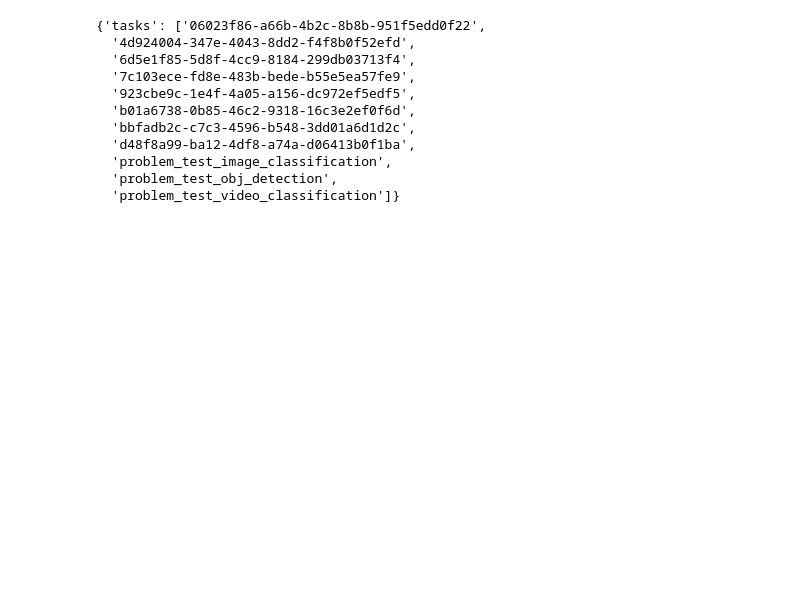
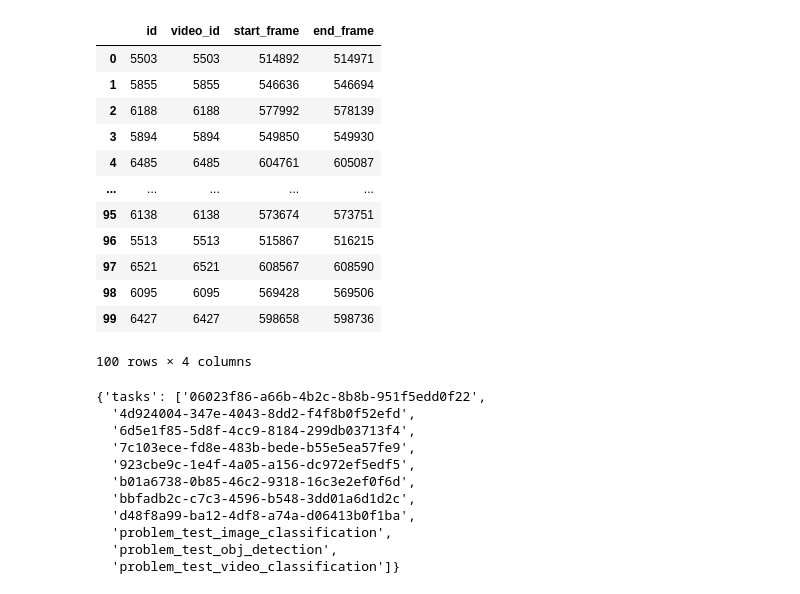
Before and after one commit to BatsResearch/taglets, a Jupyter notebook: API.ipynb, the cells around one changed output. Drawn from its saved outputs; the diff is of its cells as text; code cells hidden in the pictures; blank space fills up the shorter version.

```diff
--- a/API.ipynb
+++ b/API.ipynb
@@ -18 +163,23 @@ headers = {'user_secret': secret, 'govteam_secret': gov_secret}
+# %%
+data_type = 'sample'
+
+DATASETS_PATH = Path.home().joinpath('/lwll/external')
+meta_train_path = DATASETS_PATH.joinpath(f"hmdb/labels_{data_type}/meta_test.feather")
+meta_train = pd.read_feather(meta_train_path)
+# %%
+meta_train
+# %% [output]
+|  | id | video_id | start_frame | end_frame |
+| 0 | 5503 | 5503 | 514892 | 514971 |
+| 1 | 5855 | 5855 | 546636 | 546694 |
+| 2 | 6188 | 6188 | 577992 | 578139 |
+| 3 | 5894 | 5894 | 549850 | 549930 |
+| 4 | 6485 | 6485 | 604761 | 605087 |
+| ... | ... | ... | ... | ... |
+| 95 | 6138 | 6138 | 573674 | 573751 |
+| 96 | 5513 | 5513 | 515867 | 516215 |
+| 97 | 6521 | 6521 | 608567 | 608590 |
+| 98 | 6095 | 6095 | 569428 | 569506 |
+| 99 | 6427 | 6427 | 598658 | 598736 |
+100 rows × 4 columns
 # %%
```
Also changed, not shown: parts of 12 cells of this notebook, 1 other file.
